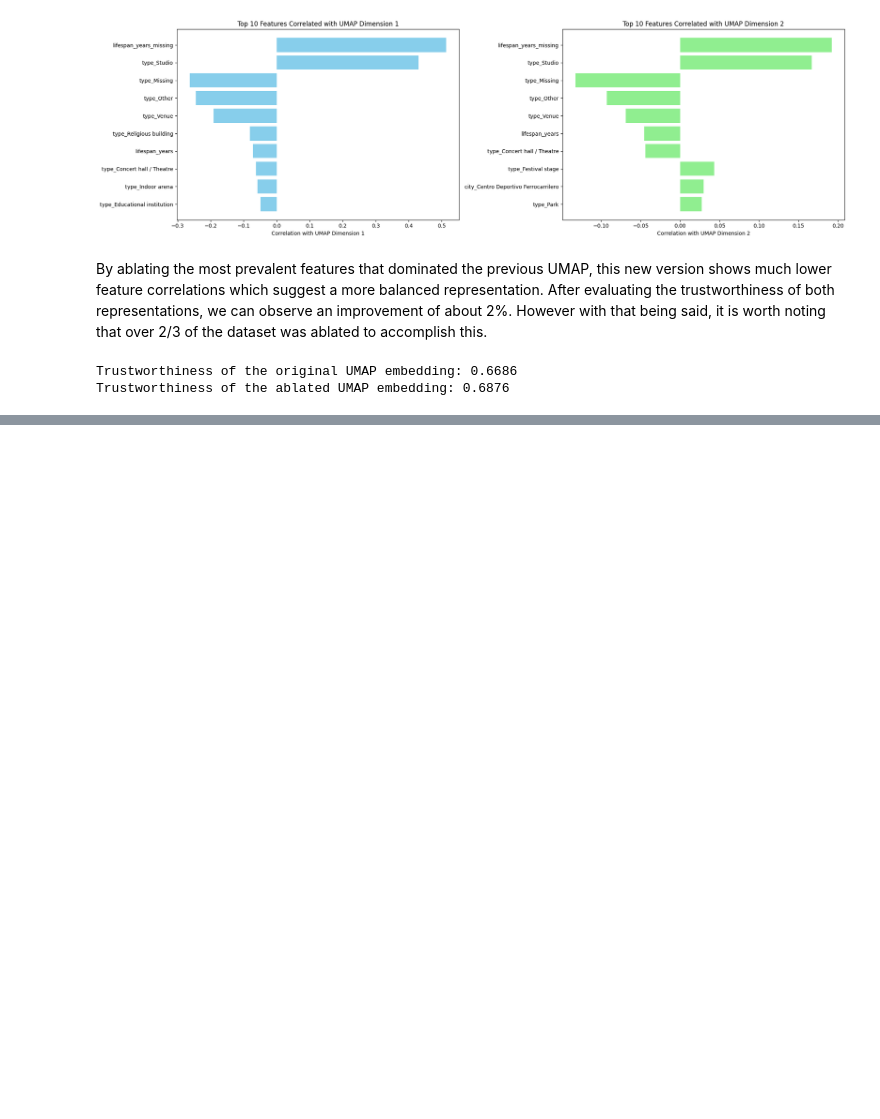
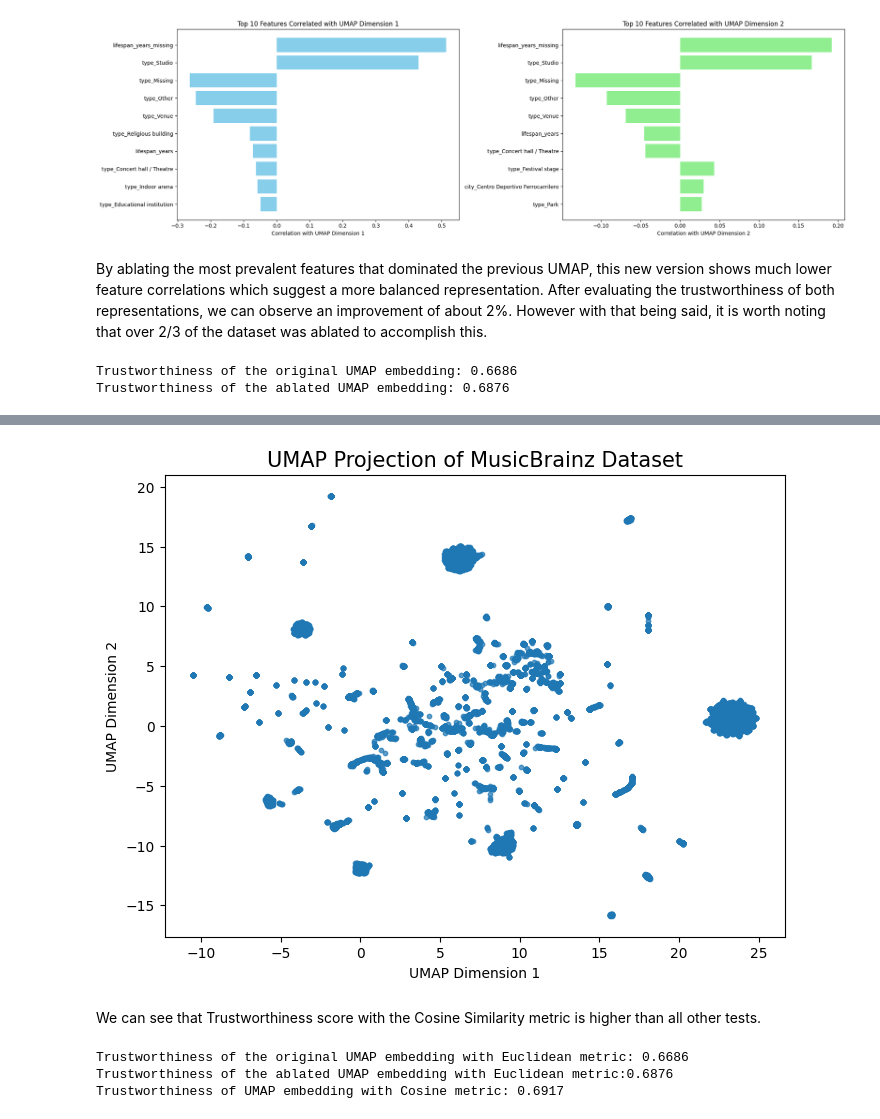
Before and after one commit to megan-rizzo/musicbrainz-api-module, a Jupyter notebook: UMAP.ipynb, the cells around one changed output, grey strips where cells are left out. Saved outputs shown, nothing was run; the diff lists cells and outputs as text; code cells hidden in the pictures; blank space fills up the shorter version.

Commit message:
add UMAP with improved metric (cosine)

```diff
--- a/UMAP.ipynb
+++ b/UMAP.ipynb
@@ -383,0 +384,39 @@ Hyperparameter Sensitivity Analysis: Given the prevalence of high cardinality ca
+# %%
+reducer2 = umap.UMAP(
+    n_neighbors=15,   # typical default, can tune
+    n_components=2,   # 2D for visualization
+    min_dist=0.1,     # controls how tightly points are clustered
+    metric='cosine',
+    random_state=42    # for reproducibility
+)
+
+# Perform the dimensionality reduction
+X2_umap = reducer2.fit_transform(X_scaled)
+
+# ----------------------------------------------------
+# Visualize or further process the results
+#    If you just want a quick scatter plot:
+
+plt.figure(figsize=(8, 6))
+plt.scatter(X2_umap[:, 0], X2_umap[:, 1], s=10, alpha=0.7)
+plt.title('UMAP Projection of MusicBrainz Dataset', fontsize=15)
+plt.xlabel('UMAP Dimension 1')
+plt.ylabel('UMAP Dimension 2')
+plt.show()
+# you can use for clustering, further visualization, etc.
+# %% [output]
+[figure, added]
+# %% [markdown]
+We can see that Trustworthiness score with the Cosine Similarity metric is higher than all other tests.
+# %%
+
+print(f"Trustworthiness of the original UMAP embedding with Euclidean metric: {trustworthiness_score:.4f}")
+print(f"Trustworthiness of the ablated UMAP embedding with Euclidean metric:{trustworthiness_score1:.4f}")
+
+# Calculate trustworthiness for the ablated UMAP embedding
+trustworthiness_score2 = trustworthiness(X_scaled, X2_umap, n_neighbors=15)
+print(f"Trustworthiness of UMAP embedding with Cosine metric: {trustworthiness_score2:.4f}")
+# %% [output]
+Trustworthiness of the original UMAP embedding with Euclidean metric: 0.6686
+Trustworthiness of the ablated UMAP embedding with Euclidean metric:0.6876
+Trustworthiness of UMAP embedding with Cosine metric: 0.6917
```
Also changed, not shown: parts of 8 cells of this notebook.
